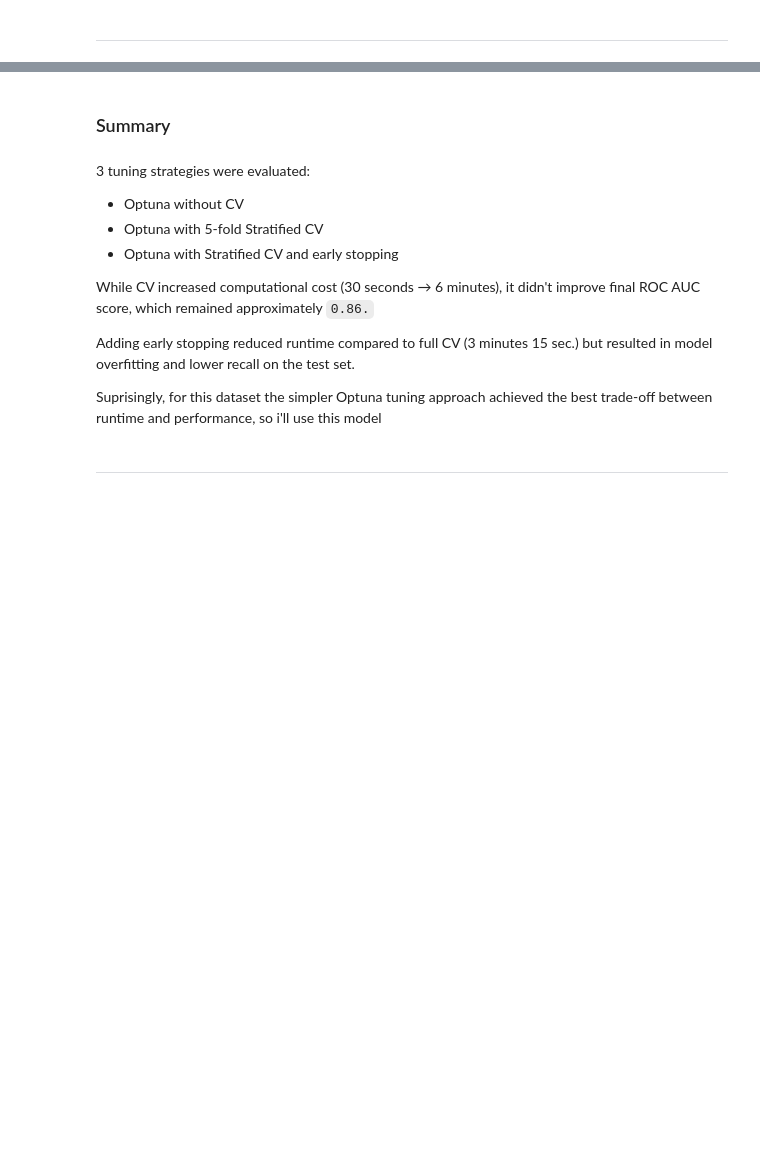
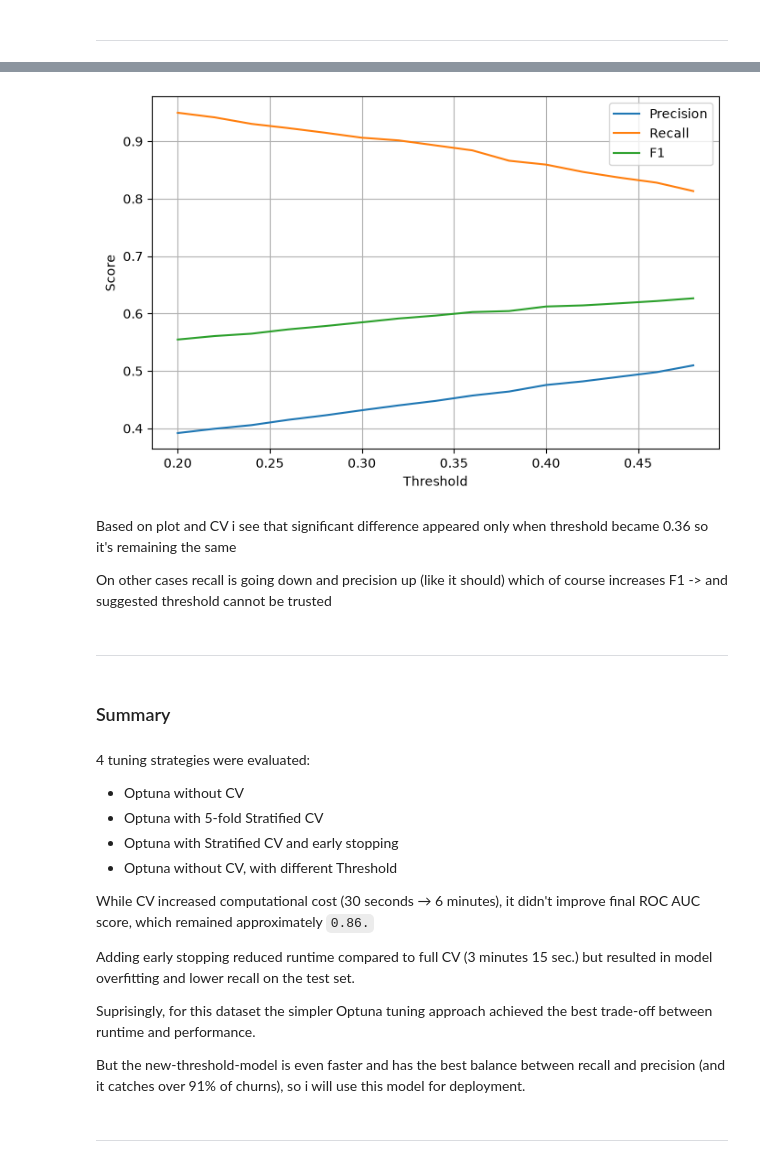
Before and after one commit to nick-st-coder/churn-customer, a Jupyter notebook: notebooks/modeling.ipynb, the cells around one changed output, grey strips where cells are left out. Drawn from its saved outputs; the diff is of its cells as text; code cells hidden in the pictures; blank space fills up the shorter version.

Commit message:
modified: changed models threshold

```diff
--- a/notebooks/modeling.ipynb
+++ b/notebooks/modeling.ipynb
@@ -462,0 +527,4 @@ With early stopping: `3 minute 15 seconds`:
+# %%
+results = pd.DataFrame(results)
+
+results.sort_values(["f1_mean", "recall_mean"], ascending=False).head(10)
@@ -463,17 +543,42 @@ With early stopping: `3 minute 15 seconds`:
+# %%
+import matplotlib.pyplot as plt
+
+plt.figure(figsize=(8,5))
+
+plt.plot(results["threshold"], results["precision_mean"], label="Precision")
+plt.plot(results["threshold"], results["recall_mean"], label="Recall")
+plt.plot(results["threshold"], results["f1_mean"], label="F1")
+
+plt.xlabel("Threshold")
+plt.ylabel("Score")
+plt.legend()
+plt.grid(True)
+plt.show()
+# %% [output]
+[figure, added]
+# %% [markdown]
+Based on plot and CV i see that significant difference appeared only when threshold became 0.36 so it's remaining the same
+
+On other cases recall is going down and precision up (like it should) which of course increases F1 -> and suggested threshold cannot be trusted
+# %% [markdown]
+---
 # %% [markdown]
 ### Summary
 # %% [markdown]
-3 tuning strategies were evaluated:
+4 tuning strategies were evaluated:
 
 - Optuna without CV
 - Optuna with 5-fold Stratified CV
 - Optuna with Stratified CV and early stopping
+- Optuna without CV, with different Threshold
 
 While CV increased computational cost (30 seconds → 6 minutes), it didn't improve final ROC AUC score, which remained approximately `0.86.`
 
 Adding early stopping reduced runtime compared to full CV (3 minutes 15 sec.) but resulted in model overfitting and lower recall on the test set.
 
-Suprisingly, for this dataset the simpler Optuna tuning approach achieved the best trade-off between runtime and performance, so i'll use this model
+Suprisingly, for this dataset the simpler Optuna tuning approach achieved the best trade-off between runtime and performance.
+
+But the new-threshold-model is even faster and has the best balance between recall and precision (and it catches over 91% of churns), so i will use this model for deployment.
 # %% [markdown]
 ---
 # %% [markdown]
```
Also changed, not shown: parts of 12 cells of this notebook.
